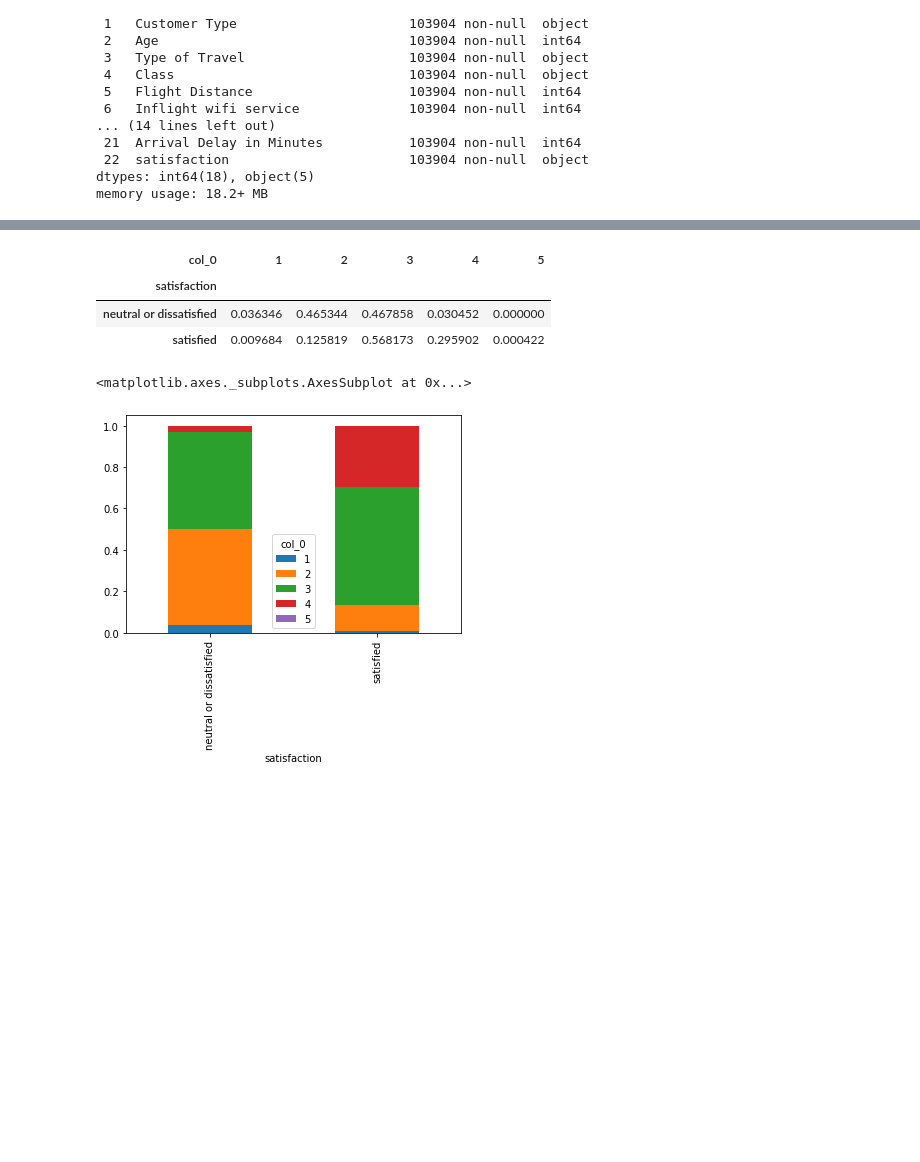
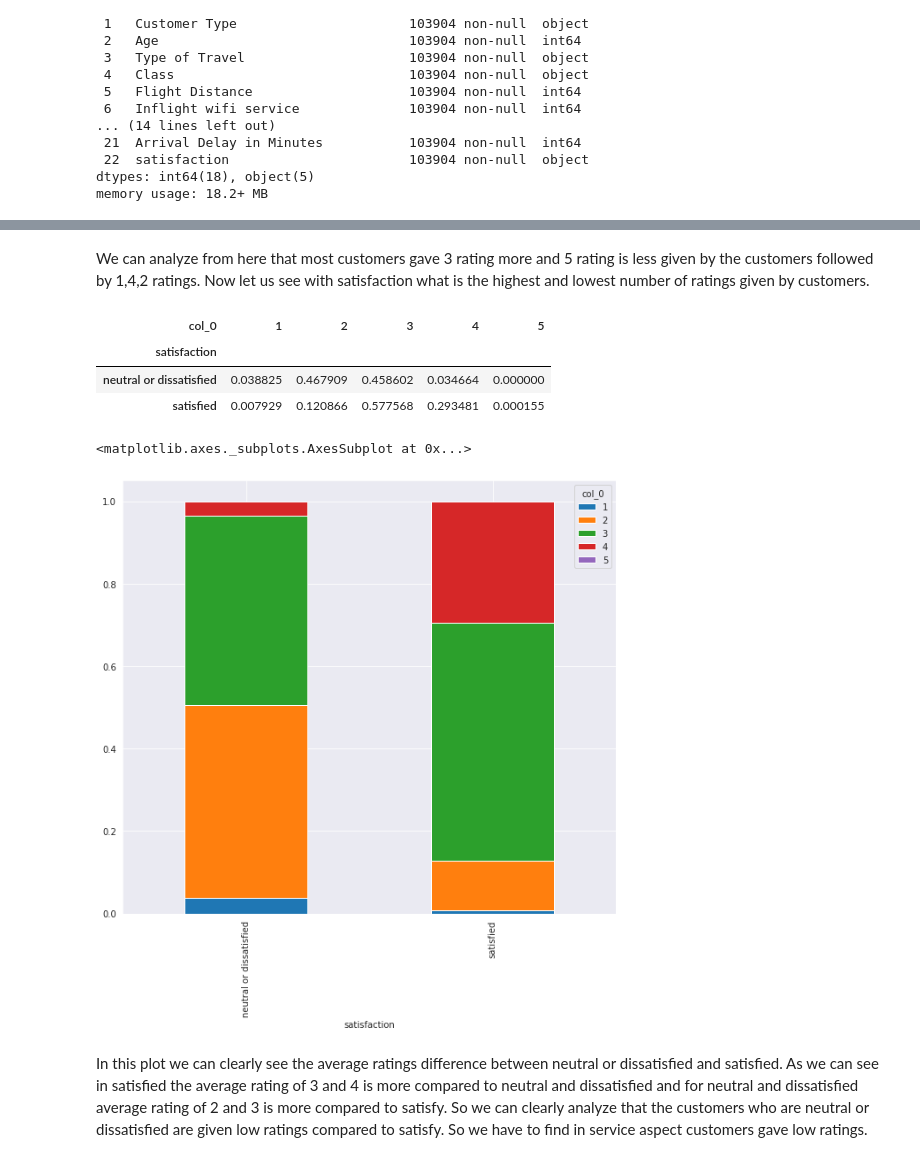
Before and after one commit to Bharadwaj0906/Airline-Passenger-Satisfaction-Project, a Jupyter notebook: EDA2.ipynb, the cells around one changed output, grey strips where cells are left out. Saved outputs shown, nothing was run; the diff lists cells and outputs as text; code cells hidden in the pictures; blank space fills up the shorter version.

```diff
--- a/EDA2.ipynb
+++ b/EDA2.ipynb
@@ -39,7 +40,7 @@ import numpy as np
 ### Data Sourcing
 1) reading data by using pandas
 # %%
-df=pd.read_csv("/content/drive/MyDrive/EDA project/Airline2 (1).csv")
+df=pd.read_csv("/content/drive/MyDrive/EDA project/Project1.csv")
 # %%
 df
 # %% [output]
@@ -322,0 +509,3 @@ Total_rating=df1.iloc[:,6:19].sum(axis=1)
+# %%
+df1["Total_delay_minutes"] = df1['Arrival Delay in Minutes']+ df1["Departure Delay in Minutes"]
+df1["Total_delay_hours"] = round(df1["Total_delay_minutes"]/60,1)
@@ -323,3 +542,5 @@ Total_rating=df1.iloc[:,6:19].sum(axis=1)
+# %%
+Total_rating=df1.iloc[:,6:20].sum(axis=1)
 # %%
 Total_rating
 # %% [output]
@@ -337,3 +558,4 @@ Total_rating
 Length: 103904, dtype: int64
 # %%
-avg_rating=Total_rating//13
+avg_rating=Total_rating//14
+avg_rating
@@ -340,3 +581,6 @@ avg_rating=Total_rating//13
+# %% [markdown]
+We can analyze from here that most customers gave 3 rating more and 5 rating is less given by the customers followed by 1,4,2 ratings.
+Now let us see with satisfaction what is the highest and lowest number of ratings given by customers.
 # %%
 df2=pd.crosstab(index=df["satisfaction"],columns=avg_rating,normalize="index")
 # %%
@@ -344,10 +588,13 @@ df2
 # %% [output]
 | col_0 | 1 | 2 | 3 | 4 | 5 |
 | satisfaction |  |  |  |  |  |
-| neutral or dissatisfied | 0.036346 | 0.465344 | 0.467858 | 0.030452 | 0.000000 |
-| satisfied | 0.009684 | 0.125819 | 0.568173 | 0.295902 | 0.000422 |
+| neutral or dissatisfied | 0.038825 | 0.467909 | 0.458602 | 0.034664 | 0.000000 |
+| satisfied | 0.007929 | 0.120866 | 0.577568 | 0.293481 | 0.000155 |
 # %%
-df2.plot(kind="bar",stacked=True)
+
+df2.plot(kind="bar",stacked=True,figsize=(10,9))
 # %% [output]
 <matplotlib.axes._subplots.AxesSubplot at 0x...>
-[figure, old version]
+[figure, new version]
+# %% [markdown]
+In this plot we can clearly see the average ratings difference between neutral or dissatisfied and satisfied. As we can see in satisfied the average rating of 3 and 4 is more compared to neutral and dissatisfied and for neutral and dissatisfied average rating of 2 and 3 is more compared to satisfy. So we can clearly analyze that the customers who are neutral or dissatisfied are given low ratings compared to satisfy. So we have to find in service aspect customers gave low ratings.
```
Also changed, not shown: parts of 138 cells of this notebook.
